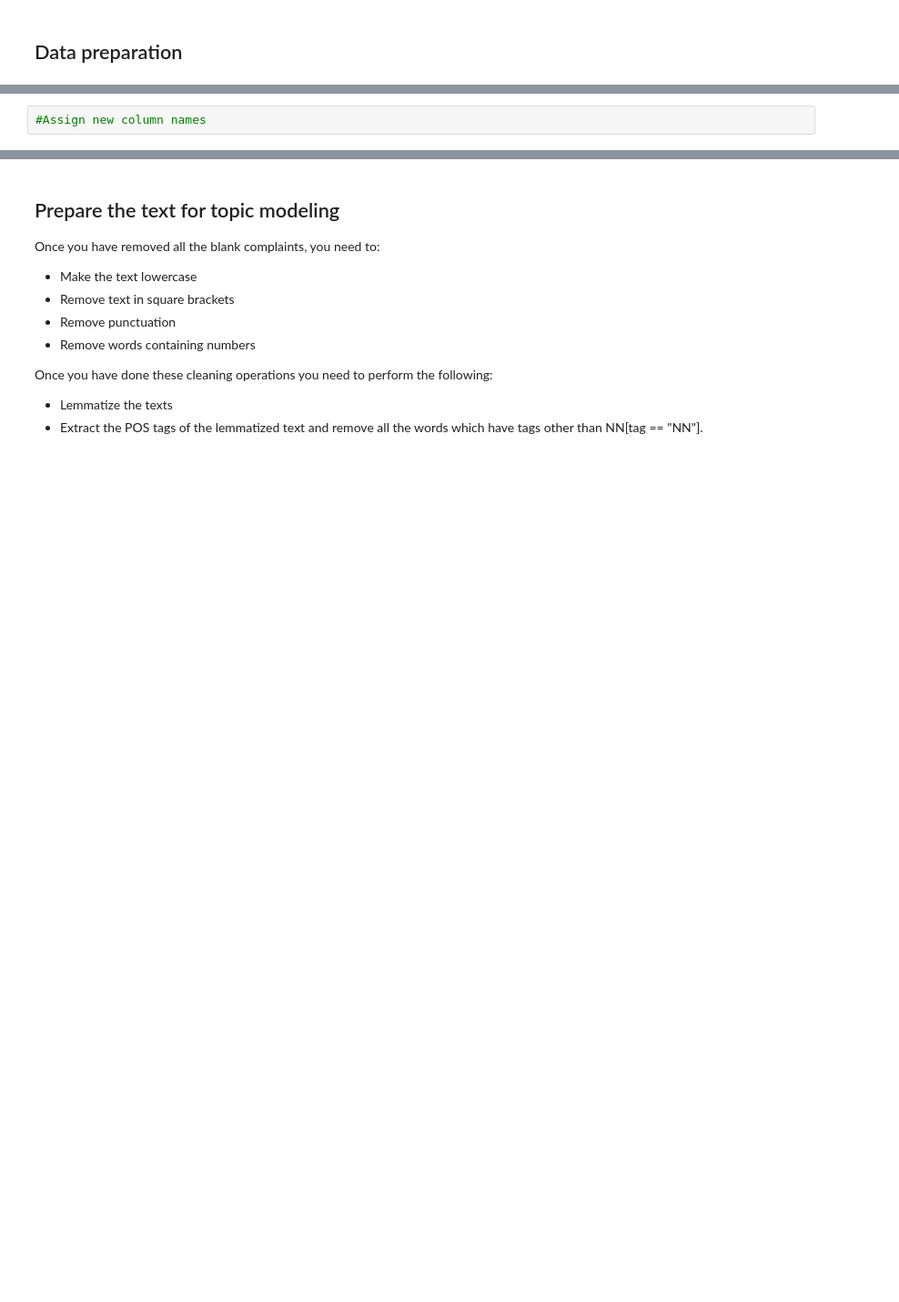
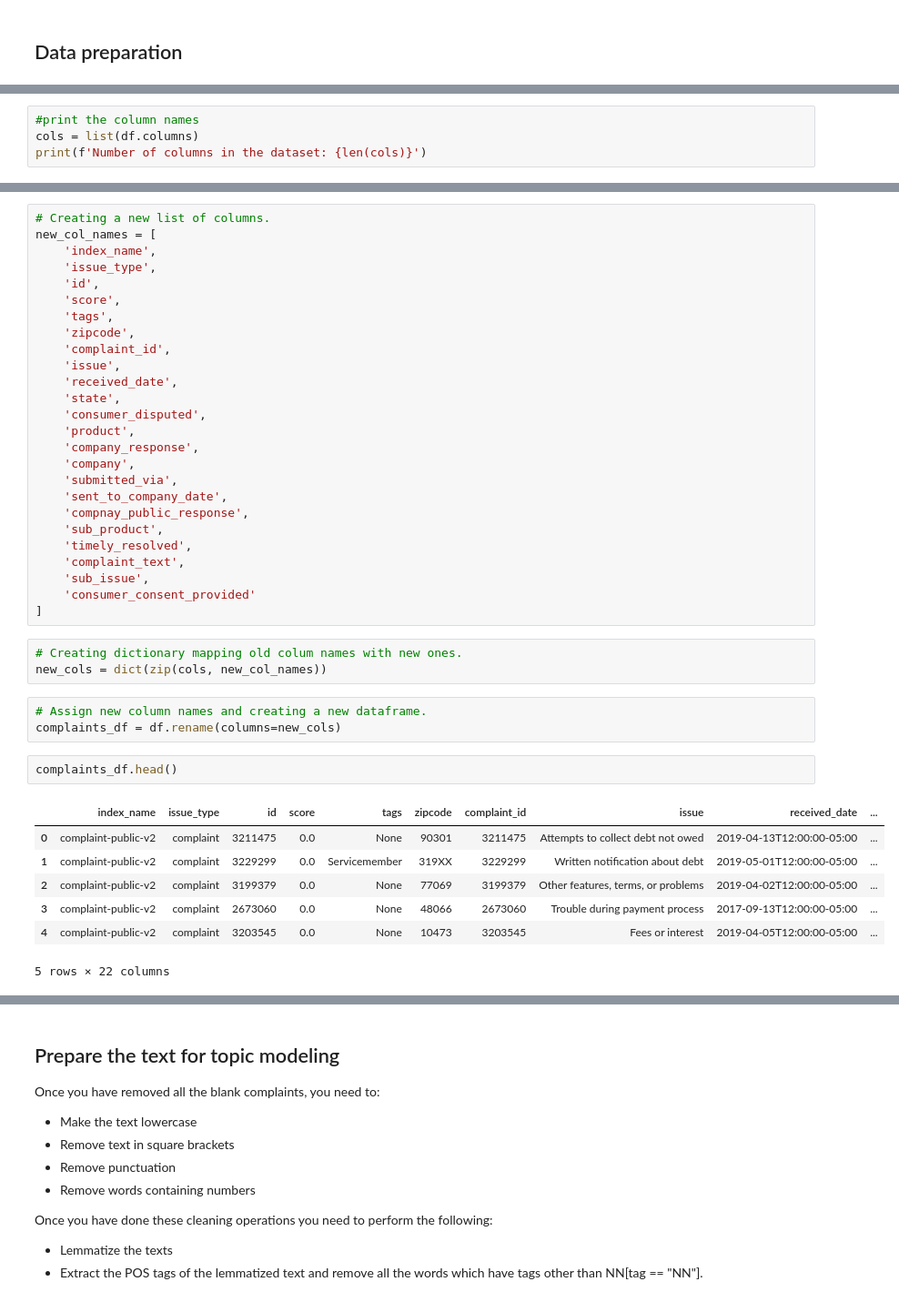
Before and after one commit to ranpariyachetan/automatic-ticket-classification, a Jupyter notebook: Automatic_Ticket_Classification_Assignment.ipynb, the cells around one changed output, grey strips where cells are left out. Shown at 91% size. Cells and saved outputs as stored; diff of their text form; blank space fills up the shorter version.

```diff
--- a/Automatic_Ticket_Classification_Assignment.ipynb
+++ b/Automatic_Ticket_Classification_Assignment.ipynb
@@ -77,0 +89,4 @@ df = pd.json_normalize(data)
+# %%
+#print the column names
+cols = list(df.columns)
+print(f'Number of columns in the dataset: {len(cols)}')
@@ -78,2 +121,42 @@ df = pd.json_normalize(data)
+# %%
+# Creating a new list of columns.
+new_col_names = [
+    'index_name',
+    'issue_type',
+    'id',
+    'score',
+    'tags',
+    'zipcode',
+    'complaint_id',
+    'issue',
+    'received_date',
+    'state',
+    'consumer_disputed',
+    'product',
+    'company_response',
+    'company',
+    'submitted_via',
+    'sent_to_company_date',
+    'compnay_public_response',
+    'sub_product',
+    'timely_resolved',
+    'complaint_text',
+    'sub_issue',
+    'consumer_consent_provided'
+]
+# %%
+# Creating dictionary mapping old colum names with new ones.
+new_cols = dict(zip(cols, new_col_names))
 # %%
-#Assign new column names
+# Assign new column names and creating a new dataframe.
+complaints_df = df.rename(columns=new_cols)
+# %%
+complaints_df.head()
+# %% [output]
+|  | index_name | issue_type | id | score | tags | zipcode | complaint_id | issue | received_date | ... |
+| 0 | complaint-public-v2 | complaint | 3211475 | 0.0 | None | 90301 | 3211475 | Attempts to collect debt not owed | 2019-04-13T12:00:00-05:00 | ... |
+| 1 | complaint-public-v2 | complaint | 3229299 | 0.0 | Servicemember | 319XX | 3229299 | Written notification about debt | 2019-05-01T12:00:00-05:00 | ... |
+| 2 | complaint-public-v2 | complaint | 3199379 | 0.0 | None | 77069 | 3199379 | Other features, terms, or problems | 2019-04-02T12:00:00-05:00 | ... |
+| 3 | complaint-public-v2 | complaint | 2673060 | 0.0 | None | 48066 | 2673060 | Trouble during payment process | 2017-09-13T12:00:00-05:00 | ... |
+| 4 | complaint-public-v2 | complaint | 3203545 | 0.0 | None | 10473 | 3203545 | Fees or interest | 2019-04-05T12:00:00-05:00 | ... |
+5 rows × 22 columns
```
Also changed, not shown: parts of 14 cells of this notebook.
